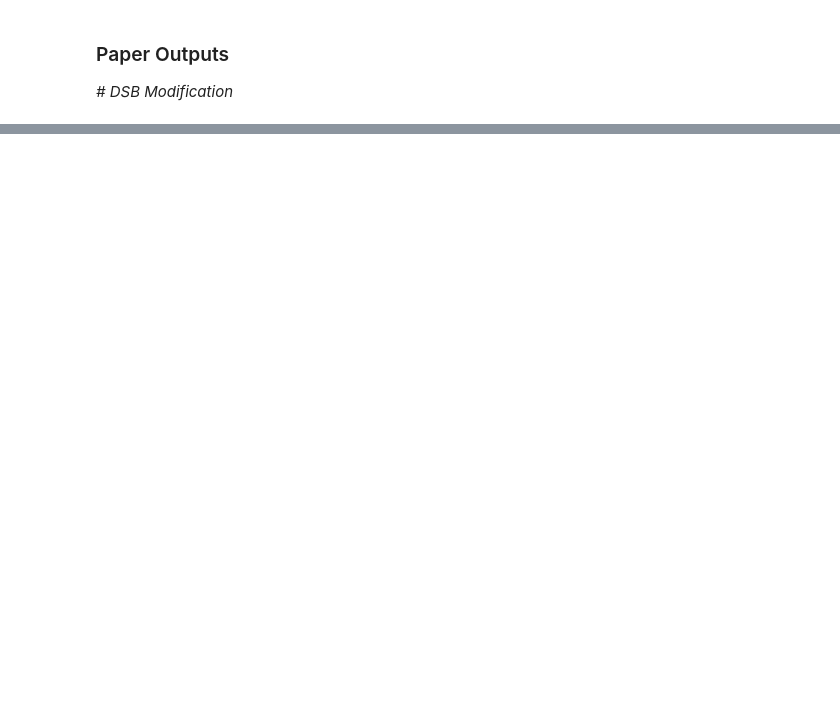
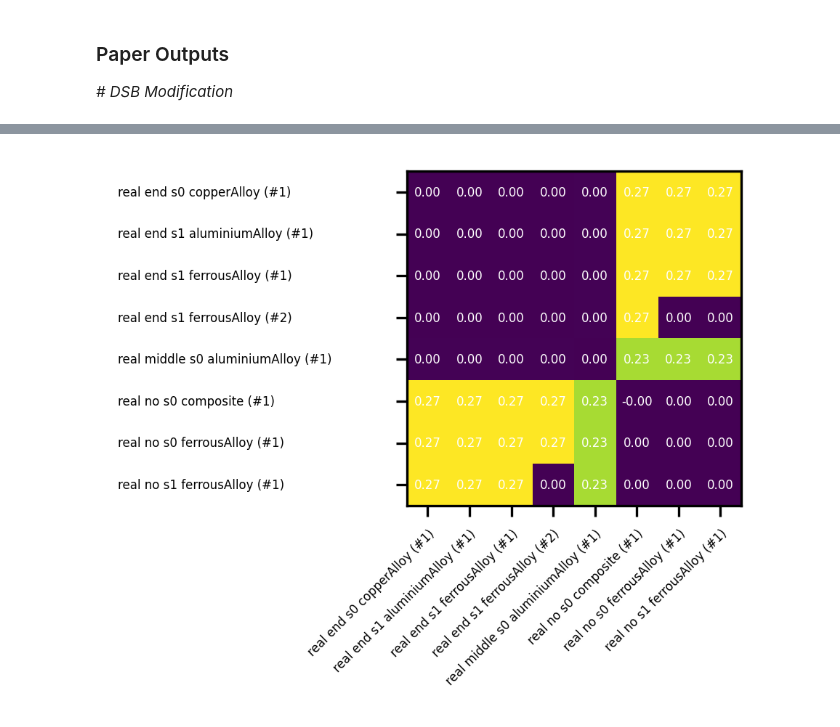
Before and after one commit to GiuliaDelo98/IWSHM23-gmn, a Jupyter notebook: gmn_rule_0_with_attributes.ipynb, the cells around one changed output, grey strips where cells are left out. Cells and saved outputs as stored; diff of their text form; code cells hidden in the pictures; blank space fills up the shorter version.

```diff
--- a/gmn_rule_0_with_attributes.ipynb
+++ b/gmn_rule_0_with_attributes.ipynb
@@ -2324,0 +2357,42 @@ plt.show()
+# %%
+# Generate Friendly Names
+sorted_id_friendly_list2 = []
+for i in range(0, len(sorted_id_list)):
+    match =  sorted_id_list[i]
+    parts = match.split("-")
+    sorted_id_friendly_list2.append("{0} {1} s{2} {3} (#{4})".format(parts[1], parts[3], parts[7], parts[-1], parts[2]))
+    #sorted_id_friendly_list.append("{0}-s{1} (#{2})".format(parts[1], parts[-1], parts[0]))
+
+
+# Get the desired input
+desired_inputs = {}
+desired_populations = []
+for i,input in enumerate(sorted_id_friendly_list2):
+    parts = input.split(" ")
+    if parts[0]=="real":
+    #if parts[0] not in desired_populations:
+        desired_inputs[input] = i
+        desired_populations.append(parts[0])
+
+#Get Matrix
+desired_id_matrix = np.zeros((len(desired_inputs), len(desired_inputs)))
+for i, ikey in enumerate(desired_inputs):
+    for j, jkey in enumerate(desired_inputs):
+        desired_id_matrix[i][j] = id_similarity_matrix[desired_inputs[ikey]][desired_inputs[jkey]]
+
+#Display Heat Map
+fig, ax = plt.subplots(figsize=(5,5), dpi=300)
+im = ax.imshow(desired_id_matrix)
+
+ax.set_xticks(np.arange(len(desired_inputs)), labels=desired_inputs, fontsize="4", ha="right", rotation=45, rotation_mode="anchor")
+ax.set_yticks(np.arange(len(desired_inputs)), labels=desired_inputs.keys(), ha="left", va="center", position=(-0.8, 0), fontsize="4")
+
+for i in range(len(desired_inputs)):
+    for j in range(len(desired_inputs)):
+        text = ax.text(j, i, "{:.2f}".format(desired_id_matrix[i, j]), ha="center", va="center", color="w", fontsize="4")
+
+# fig.colorbar(im)
+fig.tight_layout()
+plt.show()
+# %% [output]
+[figure, added]
```
Also changed, not shown: parts of 8 cells of this notebook, 6 other files.
